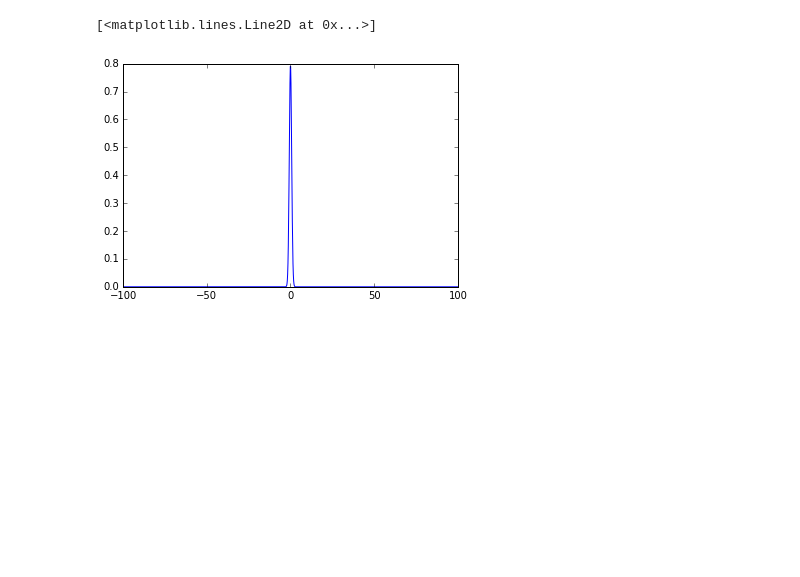
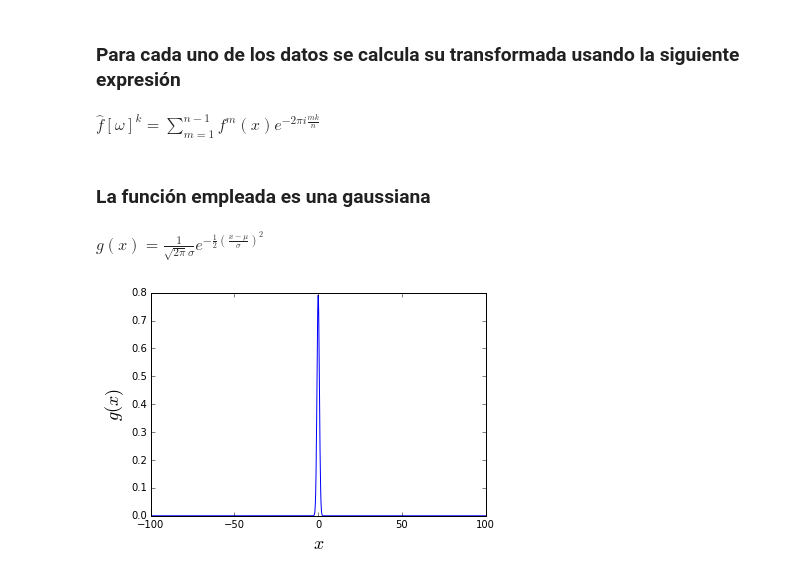
Before and after one commit to CosmoStats/cosmostats2018-jzsmoreno, a Jupyter notebook: Oct/fft_method.ipynb, the cells around one changed output. Saved outputs shown, nothing was run; the diff lists cells and outputs as text; code cells hidden in the pictures; blank space fills up the shorter version.

```diff
--- a/Oct/fft_method.ipynb
+++ b/Oct/fft_method.ipynb
@@ -12,6 +16,10 @@ plt.style.use('classic')
 pi=np.arccos(-1) # Pi
 def gaussian(x, mu, sig):
     return (1./(np.sqrt(2.*pi)*sig))*np.exp((1./2)*(-np.power(x - mu, 2.) / (2 * np.power(sig, 2.))))
+# %% [markdown]
+### Para cada uno de los datos se calcula su transformada usando la siguiente expresión
+# %% [markdown]
+$\hat{f}\left [ \omega  \right ]^{k}=\sum_{m=1}^{n-1}f^{m}(x)e^{-2\pi i\frac{mk}{n}}$
 # %%
 def fourier(y):
     dt=y[1]-y[0]
@@ -39,12 +47,18 @@ def fourier(y):
                 ffty2[i]=ffty2[i+1]
     ffty2[0]=max(abs(ffty2))
     return ffty2
+# %% [markdown]
+### La función empleada es una gaussiana
+# %% [markdown]
+$g(x)=\frac{1}{\sqrt{2\pi }\sigma }e^{-\frac{1}{2}\left ( \frac{x-\mu }{\sigma }\right )^{2}}$
 # %%
 x = np.linspace(-100.,100.,1000)
 plt.plot(x,gaussian(x,0.,.5))
+plt.xlabel("$x$",fontsize = 18)
+plt.ylabel("$g(x)$",fontsize = 18)
+plt.show()
 # %% [output]
-[<matplotlib.lines.Line2D at 0x...>]
-[figure, old version]
+[figure, new version]
 # %%
 plt.figure(figsize=(8,5))
 gfft = fft(gaussian(x,0.,.5))
```
Also changed, not shown: parts of 2 cells of this notebook, 3 other files.
